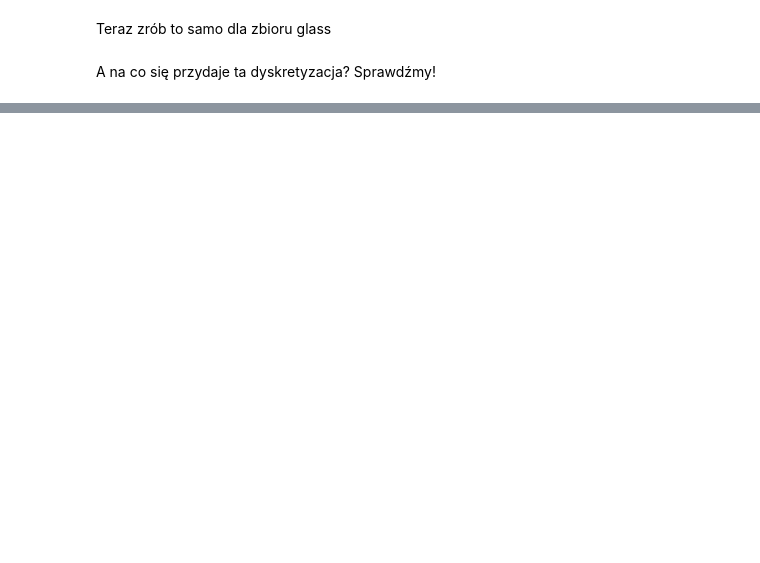
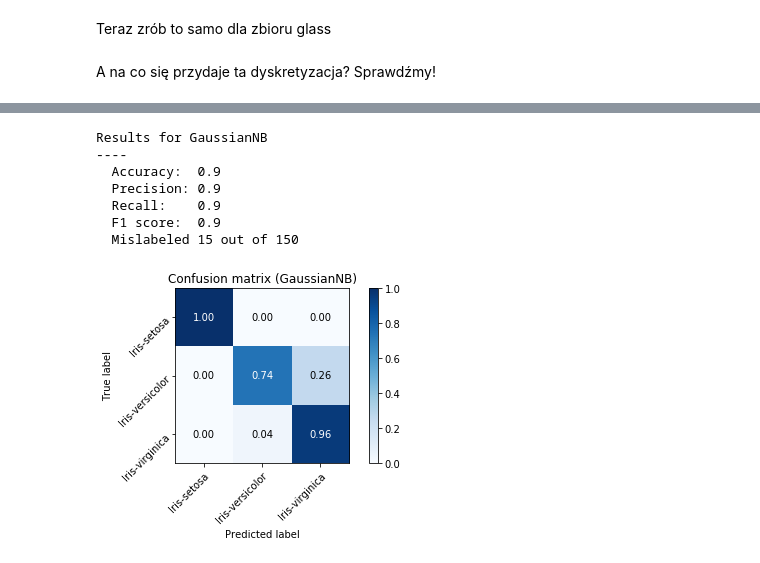
Before and after one commit to xenteros/data-science-training, a Jupyter notebook: Naive_Bayes.ipynb, the cells around one changed output, grey strips where cells are left out. Drawn from its saved outputs; the diff is of its cells as text; code cells hidden in the pictures; blank space fills up the shorter version.

```diff
--- a/Naive_Bayes.ipynb
+++ b/Naive_Bayes.ipynb
@@ -145,0 +301,34 @@ Sprawdź jaka dyskretyzacja jest najlepsza dla konkretnego zbioru. Czy jest w og
+# %%
+def equal_length(column, n_bins):
+    # metoda pandasa do podziału zbioru na jednakową frakwencję (częstość)
+    indices, bins = pd.cut(column, n_bins, labels=False, retbins=True, duplicates='drop')
+    return indices.map(dict(enumerate(bins)))
+
+def equal_frequency(column, n_bins):
+    # metoda pandasa do podziału zbioru na jednakową frakwencję (częstość)
+    indices, bins = pd.qcut(column, n_bins, labels=False, retbins=True, duplicates='drop')
+    return indices.map(dict(enumerate(bins)))
+
+def automatic_binning(column):
+    # podział na przedziały zależy tu od histogramu
+    _, bins = np.histogram(column, bins='fd')
+    indices = pd.Series(np.digitize(column, bins) - 1)
+    return indices.map(dict(enumerate(bins)))
+
+length_binning = lambda x: equal_length(x, 5)
+freq_binning = lambda x: equal_frequency(x, 5)
+# %%
+X_l = X.apply(length_binning)
+X_f = X.apply(freq_binning)
+X_a = X.apply(automatic_binning)
+# %%
+cross_validate(GaussianNB, StratifiedKFold(50), X_l, y)
+# %% [output]
+Results for GaussianNB
+----
+  Accuracy:  0.9
+  Precision: 0.9
+  Recall:    0.9
+  F1 score:  0.9
+  Mislabeled 15 out of 150
+[figure, added]
```
Also changed, not shown: parts of 58 cells of this notebook.
